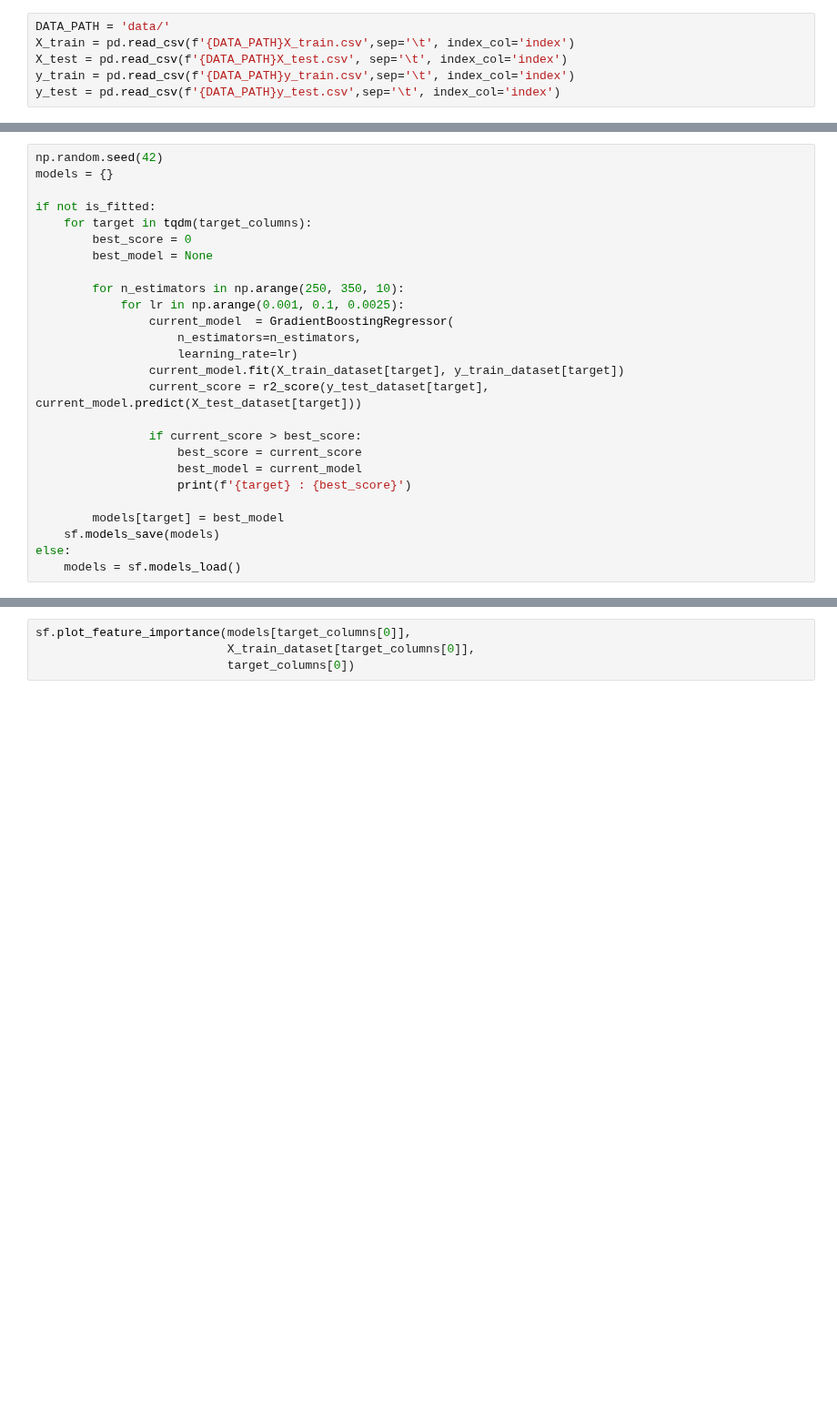
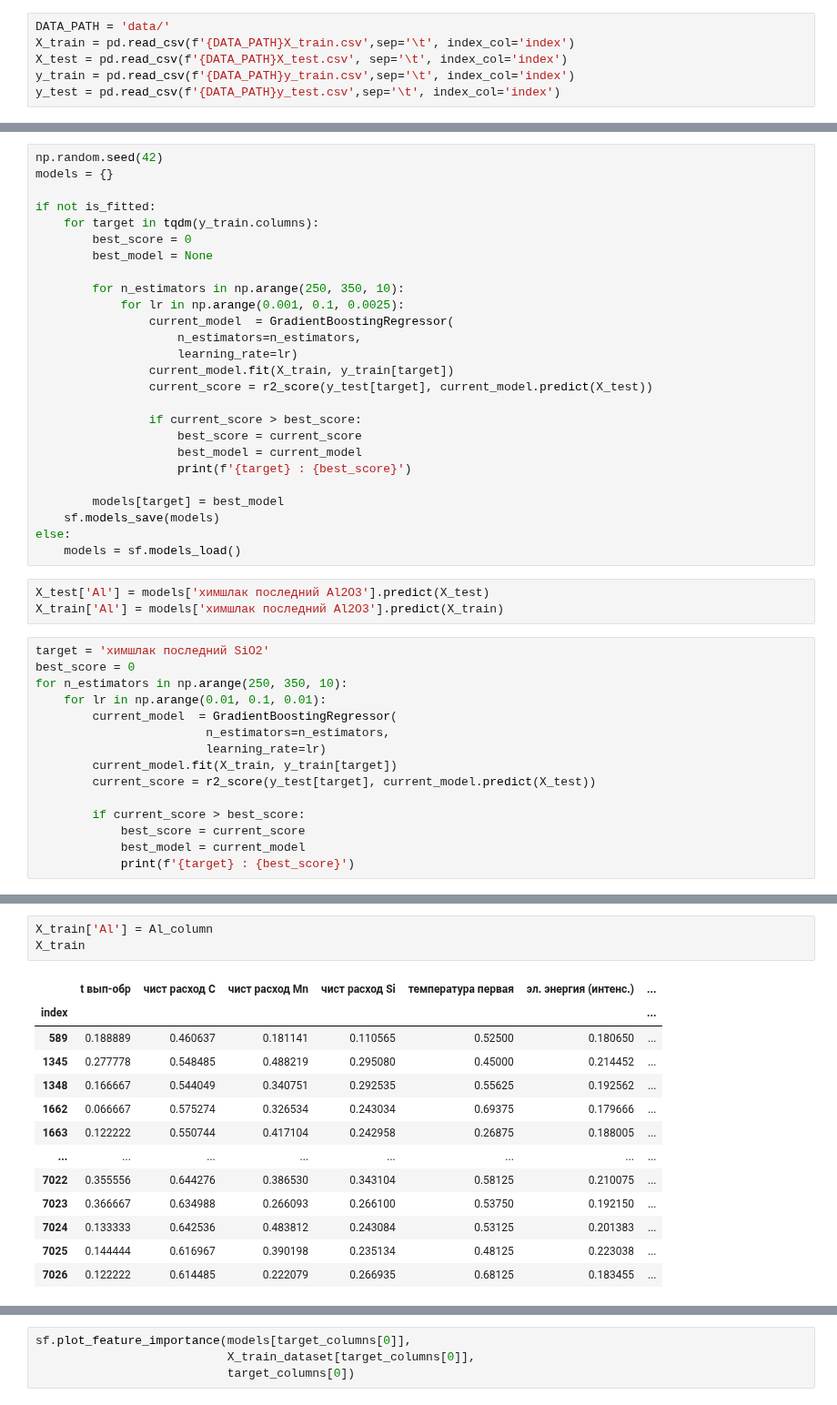
Before and after one commit to OnlyOneUseAcc/Evraz-SCC-prediction, a Jupyter notebook: GBR.ipynb, the cells around one changed output, grey strips where cells are left out. Shown at 91% size. Drawn from its saved outputs; the diff is of its cells as text; blank space fills up the shorter version.

Commit message:
first attempt to train model differently

```diff
--- a/GBR.ipynb
+++ b/GBR.ipynb
@@ -25,7 +19,7 @@ np.random.seed(42)
 models = {}
 
 if not is_fitted:
-    for target in tqdm(target_columns):
+    for target in tqdm(y_train.columns):
         best_score = 0
         best_model = None
 
@@ -34,8 +28,8 @@ if not is_fitted:
                 current_model  = GradientBoostingRegressor(
                     n_estimators=n_estimators,
                     learning_rate=lr)
-                current_model.fit(X_train_dataset[target], y_train_dataset[target])
-                current_score = r2_score(y_test_dataset[target], current_model.predict(X_test_dataset[target]))
+                current_model.fit(X_train, y_train[target])
+                current_score = r2_score(y_test[target], current_model.predict(X_test))
 
                 if current_score > best_score:
                     best_score = current_score
@@ -46,3 +40,21 @@ if not is_fitted:
     sf.models_save(models)
 else:
     models = sf.models_load()
+# %%
+X_test['Al'] = models['химшлак последний Al2O3'].predict(X_test)
+X_train['Al'] = models['химшлак последний Al2O3'].predict(X_train)
+# %%
+target = 'химшлак последний SiO2'
+best_score = 0
+for n_estimators in np.arange(250, 350, 10):
+    for lr in np.arange(0.01, 0.1, 0.01):
+        current_model  = GradientBoostingRegressor(
+                        n_estimators=n_estimators,
+                        learning_rate=lr)
+        current_model.fit(X_train, y_train[target])
+        current_score = r2_score(y_test[target], current_model.predict(X_test))
+
+        if current_score > best_score:
+            best_score = current_score
+            best_model = current_model
+            print(f'{target} : {best_score}')
@@ -48,0 +67,17 @@ else:
+# %%
+X_train['Al'] = Al_column
+X_train
+# %% [output]
+|  | t вып-обр | чист расход C | чист расход Mn | чист расход Si | температура первая | эл. энергия (интенс.) | ... |
+| index |  |  |  |  |  |  | ... |
+| 589 | 0.188889 | 0.460637 | 0.181141 | 0.110565 | 0.52500 | 0.180650 | ... |
+| 1345 | 0.277778 | 0.548485 | 0.488219 | 0.295080 | 0.45000 | 0.214452 | ... |
+| 1348 | 0.166667 | 0.544049 | 0.340751 | 0.292535 | 0.55625 | 0.192562 | ... |
+| 1662 | 0.066667 | 0.575274 | 0.326534 | 0.243034 | 0.69375 | 0.179666 | ... |
+| 1663 | 0.122222 | 0.550744 | 0.417104 | 0.242958 | 0.26875 | 0.188005 | ... |
+| ... | ... | ... | ... | ... | ... | ... | ... |
+| 7022 | 0.355556 | 0.644276 | 0.386530 | 0.343104 | 0.58125 | 0.210075 | ... |
+| 7023 | 0.366667 | 0.634988 | 0.266093 | 0.266100 | 0.53750 | 0.192150 | ... |
+| 7024 | 0.133333 | 0.642536 | 0.483812 | 0.243084 | 0.53125 | 0.201383 | ... |
+| 7025 | 0.144444 | 0.616967 | 0.390198 | 0.235134 | 0.48125 | 0.223038 | ... |
+| 7026 | 0.122222 | 0.614485 | 0.222079 | 0.266935 | 0.68125 | 0.183455 | ... |
```
Also changed, not shown: parts of 4 cells of this notebook, 19 other files.
